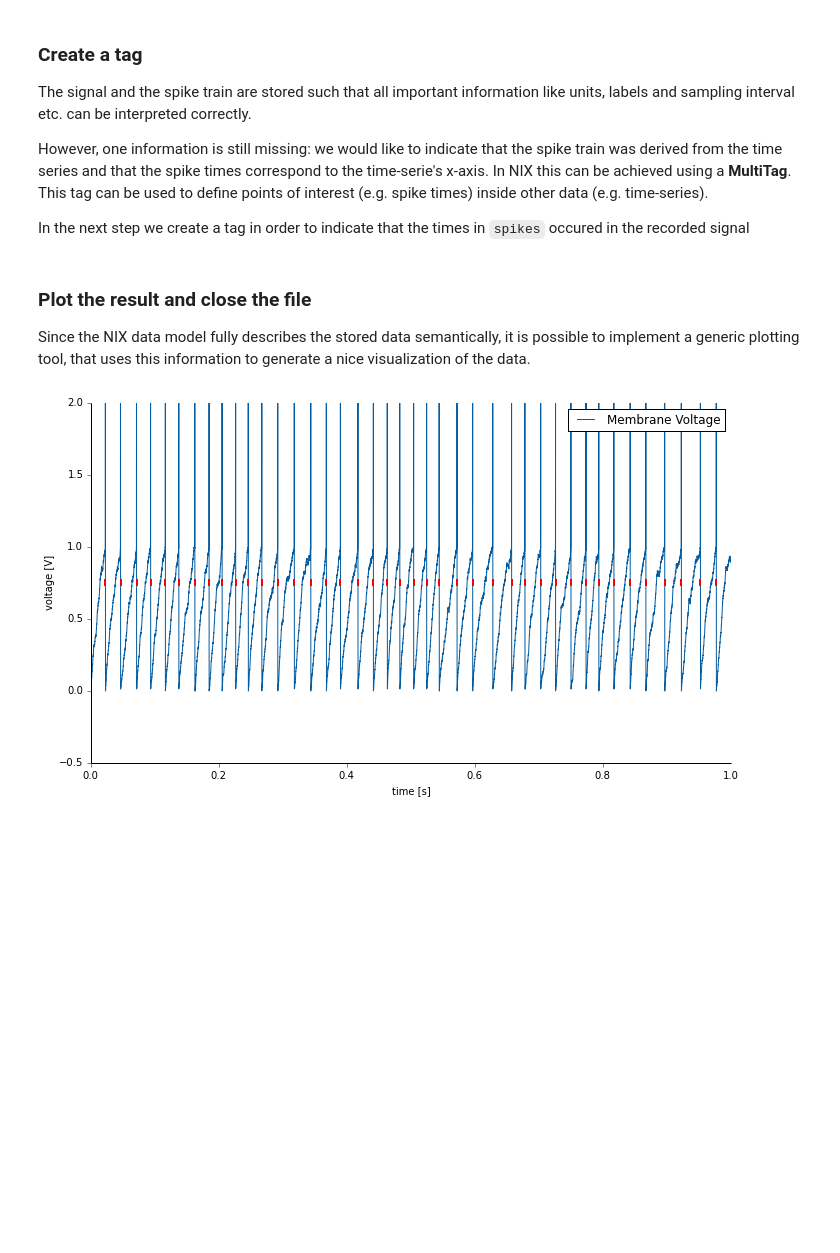
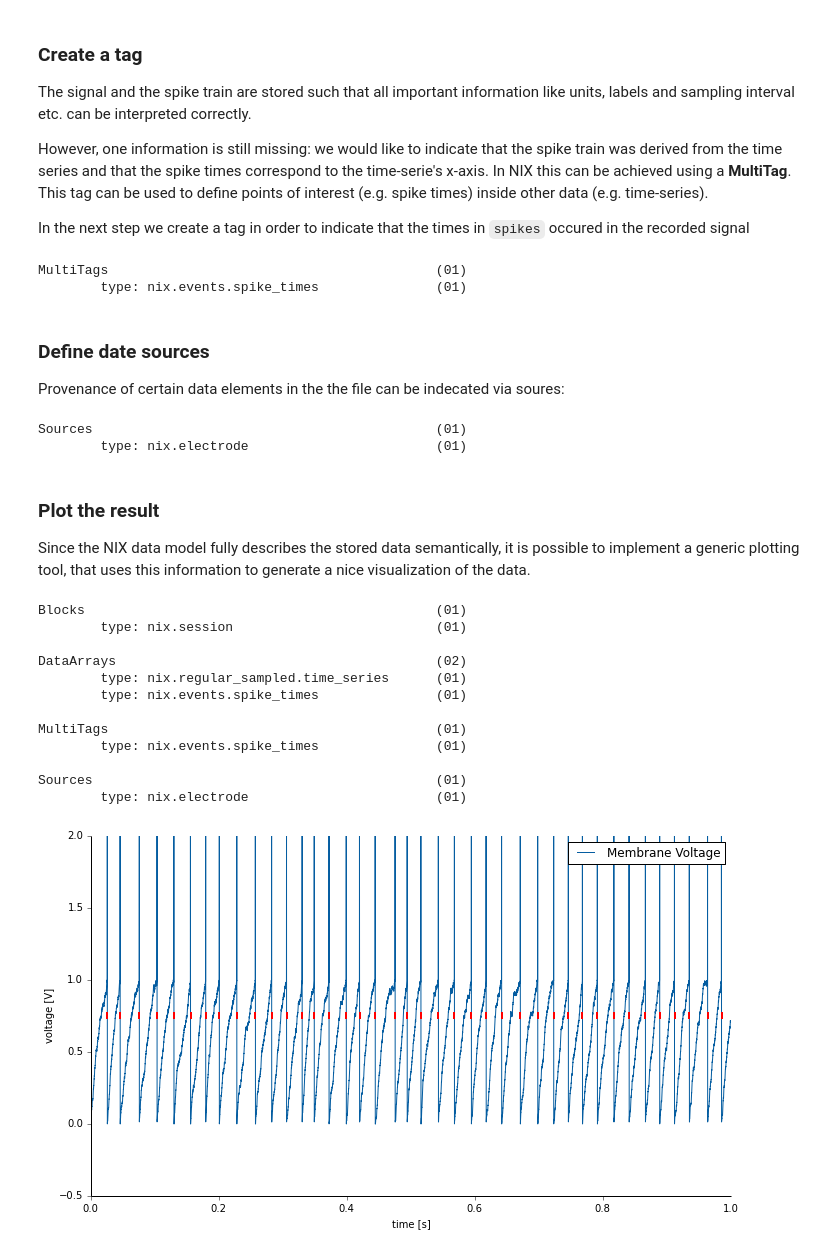
Before and after one commit to G-Node/nix-demo, a Jupyter notebook: Introduction to nixpy.ipynb, the cells around one changed output. Saved outputs shown, nothing was run; the diff lists cells and outputs as text; code cells hidden in the pictures; blank space fills up the shorter version.

```diff
--- a/Introduction to nixpy.ipynb
+++ b/Introduction to nixpy.ipynb
@@ -84,20 +98,50 @@ In the next step we create a tag in order to indicate that the times in `spikes`
 # %%
 spike_tag = block.create_multi_tag("Spike Times", "nix.events.spike_times", spikes)
 spike_tag.references.append(signal)
+
+print_stats(block.multi_tags)
+# %% [output]
+MultiTags                                          (01)
+        type: nix.events.spike_times               (01)
+# %% [markdown]
+### Define date sources
+
+Provenance of certain data elements in the the file can be indecated via soures:
+# %%
+source = block.create_source("Electrode 01", "nix.electrode")
+signal.sources.append(source)
+
+print_stats(signal.sources)
+# %% [output]
+Sources                                            (01)
+        type: nix.electrode                        (01)
 # %% [markdown]
-### Plot the result and close the file
+### Plot the result
 
 Since the NIX data model fully describes the stored data semantically, it is possible to implement a generic
 plotting tool, that uses this information to generate a nice visualization of the data.
 # %%
-from utils.plotting import Plotter
-%matplotlib inline
-
 plotter = Plotter(width=1000, height=500)
 plotter.add(spikes, color="red")
 plotter.add(signal)
 
 plotter.plot()
-f.close()
+
+print_stats(f.blocks)
+print_stats(f.blocks[0].data_arrays)
+print_stats(f.blocks[0].multi_tags)
+print_stats(f.blocks[0].sources)
 # %% [output]
+Blocks                                             (01)
+        type: nix.session                          (01)
+
+DataArrays                                         (02)
+        type: nix.regular_sampled.time_series      (01)
+        type: nix.events.spike_times               (01)
+
+MultiTags                                          (01)
+        type: nix.events.spike_times               (01)
+
+Sources                                            (01)
+        type: nix.electrode                        (01)
-[figure, old version]
+[figure, new version]
```
Also changed, not shown: parts of 9 cells of this notebook, 1 other file.
